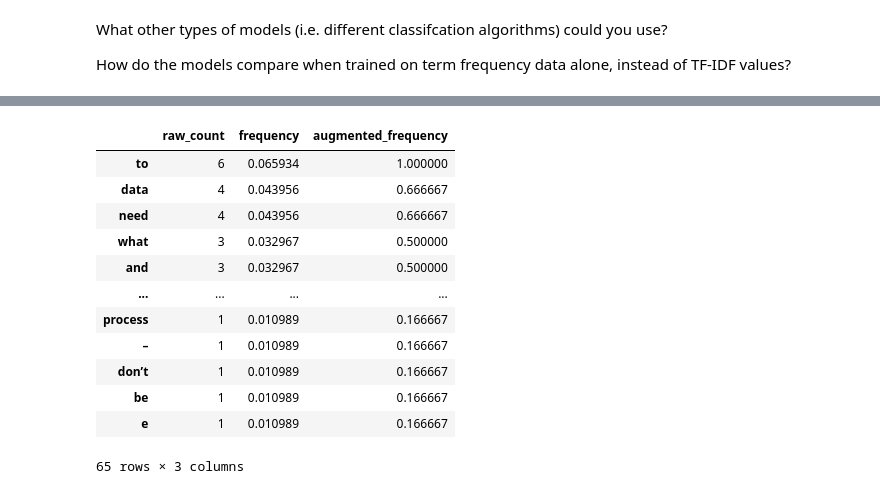
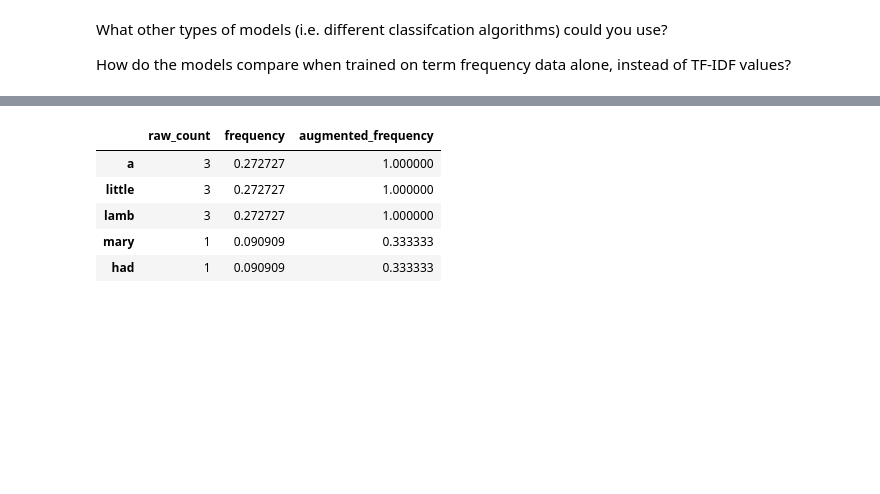
Before and after one commit to paigerackley/natural-language-processing-exercises, a Jupyter notebook: modeling.ipynb, the cells around one changed output, grey strips where cells are left out. Drawn from its saved outputs; the diff is of its cells as text; code cells hidden in the pictures; blank space fills up the shorter version.

```diff
--- a/modeling.ipynb
+++ b/modeling.ipynb
@@ -26,33 +16,21 @@ Augmented Frequency: The frequency of each word divided by the maximum frequency
 # %%
-document = """What are the Math and Stats Principles You Need for Data Science?
-Oct 21, 2020 | Data Science
-
-
-Coming into our Data Science program, you will need to know some math and stats. However, many of our applicants actually learn in the application process – you don’t need to be an expert before applying! Data science is a very accessible field to anyone dedicated to learning new skills, and we can work with any applicant to help them learn what they need to know. But what “skills” do we mean, e
-"""
+document = 'Mary had a little lamb, a little lamb, a little lamb.'
 
 # clean up the text
 document = document.lower().replace(',', '').replace('.', '')
 # transform into a series
 words = pd.Series(document.split())
 
 # From the Series we can extract the value_counts, which is our raw count
 # for term frequency. Once we have the raw counts, we can calculate the
 # other measures.
 (pd.DataFrame({'raw_count': words.value_counts()})
  .assign(frequency=lambda df: df.raw_count / df.raw_count.sum())
  .assign(augmented_frequency=lambda df: df.frequency / df.frequency.max()))
 # %% [output]
 |  | raw_count | frequency | augmented_frequency |
-| to | 6 | 0.065934 | 1.000000 |
-| data | 4 | 0.043956 | 0.666667 |
-| need | 4 | 0.043956 | 0.666667 |
-| what | 3 | 0.032967 | 0.500000 |
-| and | 3 | 0.032967 | 0.500000 |
-| ... | ... | ... | ... |
-| process | 1 | 0.010989 | 0.166667 |
-| – | 1 | 0.010989 | 0.166667 |
-| don’t | 1 | 0.010989 | 0.166667 |
-| be | 1 | 0.010989 | 0.166667 |
-| e | 1 | 0.010989 | 0.166667 |
+| a | 3 | 0.272727 | 1.000000 |
+| little | 3 | 0.272727 | 1.000000 |
+| lamb | 3 | 0.272727 | 1.000000 |
+| mary | 1 | 0.090909 | 0.333333 |
+| had | 1 | 0.090909 | 0.333333 |
-65 rows × 3 columns
```
Also changed, not shown: parts of 10 cells of this notebook.
